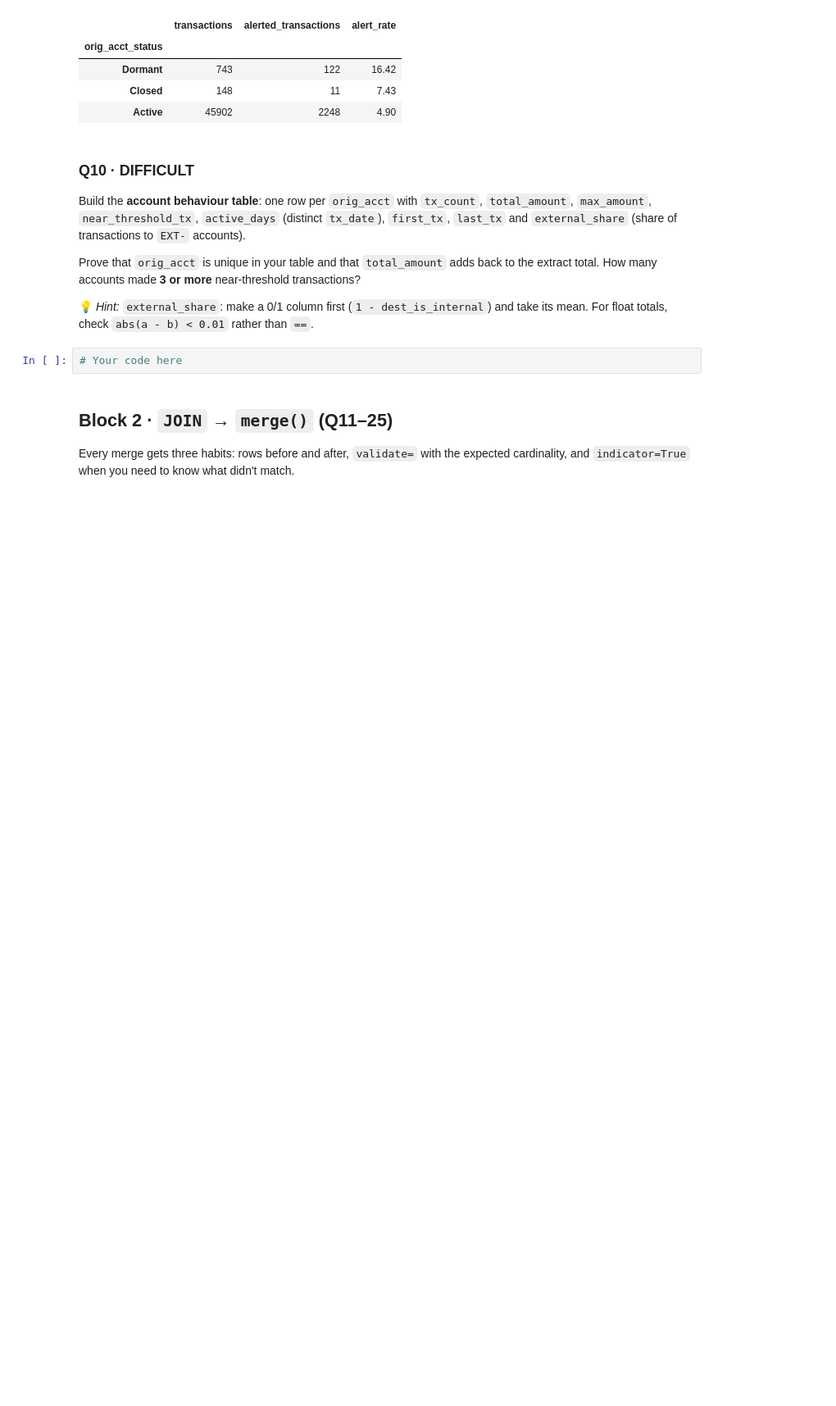
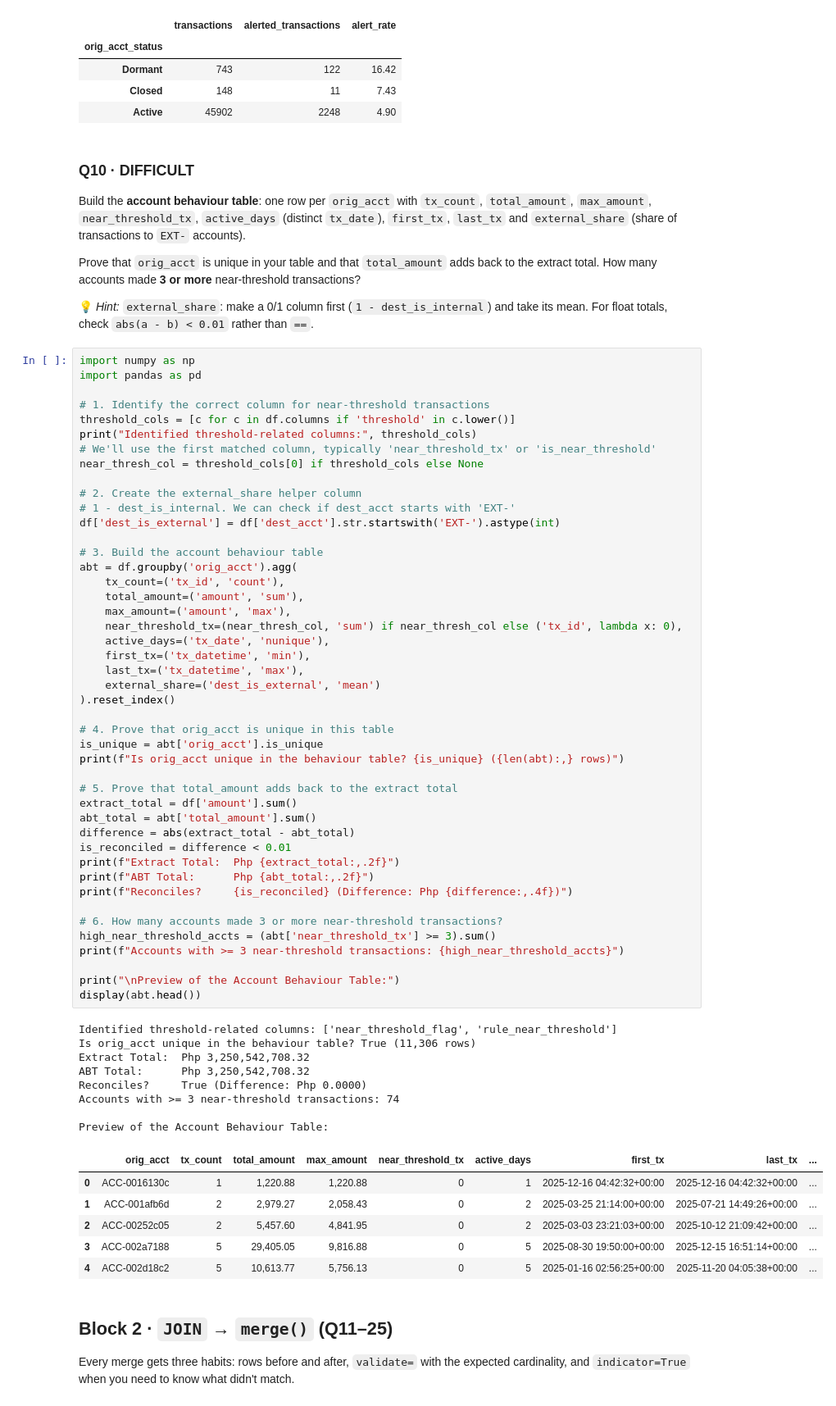
Before and after one commit to n5n0/eskwelabs-portfolio, a Jupyter notebook: py7_tables_practice_bank_Crinan.ipynb, the cells around one changed output. Shown at 82% size. Cells and saved outputs as stored; diff of their text form; blank space fills up the shorter version.

```diff
--- a/py7_tables_practice_bank_Crinan.ipynb
+++ b/py7_tables_practice_bank_Crinan.ipynb
@@ -320,8 +320,66 @@ Build the **account behaviour table**: one row per `orig_acct` with `tx_count`,
 Prove that `orig_acct` is unique in your table and that `total_amount` adds back to the extract total. How many accounts made **3 or more** near-threshold transactions?
 
 💡 *Hint:* `external_share`: make a 0/1 column first (`1 - dest_is_internal`) and take its mean. For float totals, check `abs(a - b) < 0.01` rather than `==`.
-# %%
-# Your code here
+# %%
+import numpy as np
+import pandas as pd
+
+# 1. Identify the correct column for near-threshold transactions
+threshold_cols = [c for c in df.columns if 'threshold' in c.lower()]
+print("Identified threshold-related columns:", threshold_cols)
+# We'll use the first matched column, typically 'near_threshold_tx' or 'is_near_threshold'
+near_thresh_col = threshold_cols[0] if threshold_cols else None
+
+# 2. Create the external_share helper column
+# 1 - dest_is_internal. We can check if dest_acct starts with 'EXT-'
+df['dest_is_external'] = df['dest_acct'].str.startswith('EXT-').astype(int)
+
+# 3. Build the account behaviour table
+abt = df.groupby('orig_acct').agg(
+    tx_count=('tx_id', 'count'),
+    total_amount=('amount', 'sum'),
+    max_amount=('amount', 'max'),
+    near_threshold_tx=(near_thresh_col, 'sum') if near_thresh_col else ('tx_id', lambda x: 0),
+    active_days=('tx_date', 'nunique'),
+    first_tx=('tx_datetime', 'min'),
+    last_tx=('tx_datetime', 'max'),
+    external_share=('dest_is_external', 'mean')
+).reset_index()
+
+# 4. Prove that orig_acct is unique in this table
+is_unique = abt['orig_acct'].is_unique
+print(f"Is orig_acct unique in the behaviour table? {is_unique} ({len(abt):,} rows)")
+
+# 5. Prove that total_amount adds back to the extract total
+extract_total = df['amount'].sum()
+abt_total = abt['total_amount'].sum()
+difference = abs(extract_total - abt_total)
+is_reconciled = difference < 0.01
+print(f"Extract Total:  Php {extract_total:,.2f}")
+print(f"ABT Total:      Php {abt_total:,.2f}")
+print(f"Reconciles?     {is_reconciled} (Difference: Php {difference:,.4f})")
+
+# 6. How many accounts made 3 or more near-threshold transactions?
+high_near_threshold_accts = (abt['near_threshold_tx'] >= 3).sum()
+print(f"Accounts with >= 3 near-threshold transactions: {high_near_threshold_accts}")
+
+print("\nPreview of the Account Behaviour Table:")
+display(abt.head())
+# %% [output]
+Identified threshold-related columns: ['near_threshold_flag', 'rule_near_threshold']
+Is orig_acct unique in the behaviour table? True (11,306 rows)
+Extract Total:  Php 3,250,542,708.32
+ABT Total:      Php 3,250,542,708.32
+Reconciles?     True (Difference: Php 0.0000)
+Accounts with >= 3 near-threshold transactions: 74
+
+Preview of the Account Behaviour Table:
+|  | orig_acct | tx_count | total_amount | max_amount | near_threshold_tx | active_days | first_tx | last_tx | ... |
+| 0 | ACC-0016130c | 1 | 1,220.88 | 1,220.88 | 0 | 1 | 2025-12-16 04:42:32+00:00 | 2025-12-16 04:42:32+00:00 | ... |
+| 1 | ACC-001afb6d | 2 | 2,979.27 | 2,058.43 | 0 | 2 | 2025-03-25 21:14:00+00:00 | 2025-07-21 14:49:26+00:00 | ... |
+| 2 | ACC-00252c05 | 2 | 5,457.60 | 4,841.95 | 0 | 2 | 2025-03-03 23:21:03+00:00 | 2025-10-12 21:09:42+00:00 | ... |
+| 3 | ACC-002a7188 | 5 | 29,405.05 | 9,816.88 | 0 | 5 | 2025-08-30 19:50:00+00:00 | 2025-12-15 16:51:14+00:00 | ... |
+| 4 | ACC-002d18c2 | 5 | 10,613.77 | 5,756.13 | 0 | 5 | 2025-01-16 02:56:25+00:00 | 2025-11-20 04:05:38+00:00 | ... |
 # %% [markdown]
 ## Block 2 · `JOIN` → `merge()` (Q11–25)
 
```
Also changed, not shown: parts of 47 cells of this notebook.
